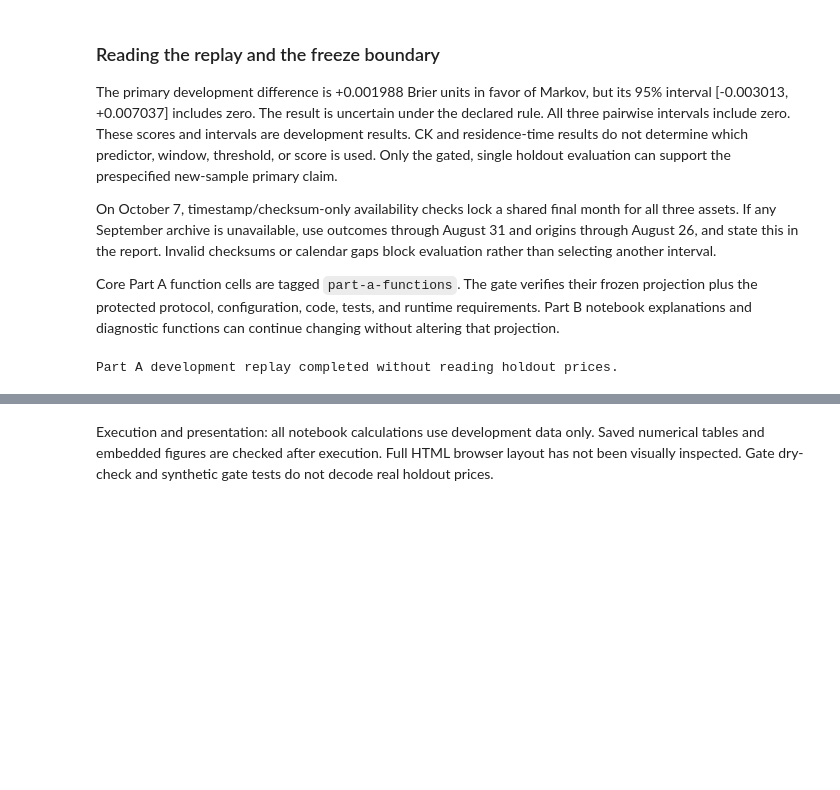
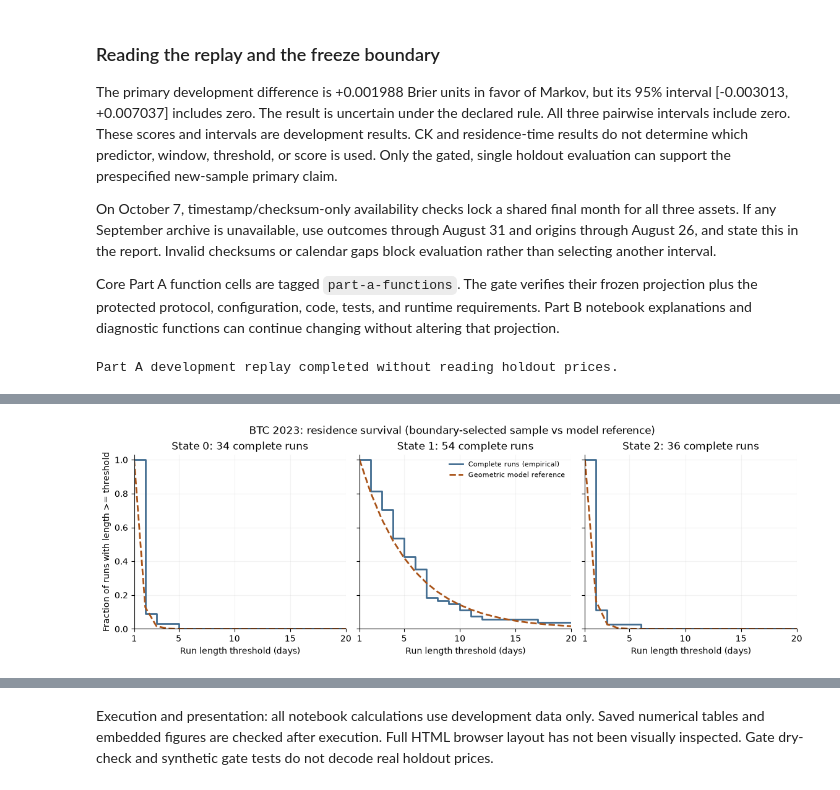
Before and after one commit to Arakushima/btc_markov, a Jupyter notebook: notebooks/01_states_and_first_passage.ipynb, the cells around one changed output, grey strips where cells are left out. Saved outputs shown, nothing was run; the diff lists cells and outputs as text; code cells hidden in the pictures; blank space fills up the shorter version.

```diff
--- a/notebooks/01_states_and_first_passage.ipynb
+++ b/notebooks/01_states_and_first_passage.ipynb
@@ -1092,0 +1113,6 @@ Part A development replay completed without reading holdout prices.
+# %%
+import json
+part_b_config = json.loads((ROOT / "research/part_b_config.json").read_text())
+assert part_b_config["development_end"] == "2023-12-31"
+display(pd.Series({k: v for k, v in part_b_config.items() if k != "windows"}, name="Part B setting"))
+display(pd.DataFrame(part_b_config["windows"]))
@@ -1092,0 +1170,14 @@ Part A development replay completed without reading holdout prices.
+# %%
+primary_window_spec = next(item for item in part_b_config["windows"] if item["name"] == "2023")
+residence_runs = pd.DataFrame(columns=["state", "length", "start_date", "end_date",
+                                     "left_truncated", "right_truncated", "complete"])
+try:
+    residence_path = development_window(features["state"], primary_window_spec["start"], primary_window_spec["end"])
+except ValueError as error:
+    if str(error) != "The complete prespecified development window is required.":
+        raise
+    display(pd.DataFrame([{"status": "unavailable", "reason": str(error)}]))
+else:
+    residence_runs = extract_complete_runs(residence_path)
+    display(residence_runs.head(8))
+    display(residence_runs.tail(3))
@@ -1092,0 +1340,26 @@ Part A development replay completed without reading holdout prices.
+# %%
+if residence is None:
+    print("Residence diagnostic unavailable; no observed curve or simulation plot is shown.")
+else:
+    with plt.rc_context({"font.family": "DejaVu Sans", "font.size": 10,
+                         "axes.spines.top": False, "axes.spines.right": False}):
+        fig, axes = plt.subplots(1, 3, figsize=(11.4, 3.8), sharey=True, layout="constrained")
+        for i, ax in enumerate(axes):
+            x = np.r_[1, residence["durations"]]
+            ax.step(x, np.r_[1, residence["empirical_survival"][i]], where="post",
+                    color="#426D91", linewidth=2, label="Complete runs (empirical)")
+            ax.plot(x, np.r_[1, residence["geometric_survival"][i]], "--",
+                    color="#A95318", linewidth=2, label="Geometric model reference")
+            ax.set_title(f"State {i}: {residence['run_counts'][i]} complete runs")
+            ax.set_xlabel("Run length threshold (days)")
+            ax.set_xlim(1, part_b_config["max_duration"])
+            ax.set_ylim(0, 1.03)
+            ax.set_xticks([1, 5, 10, 15, 20])
+            ax.grid(alpha=.15)
+        axes[0].set_ylabel("Fraction of runs with length >= threshold")
+        axes[1].legend(loc="upper right", frameon=False, fontsize=8)
+        fig.suptitle("BTC 2023: residence survival (boundary-selected sample vs model reference)", fontsize=12)
+        display(fig)
+        plt.close(fig)
+# %% [output]
+[figure, added]
```
Also changed, not shown: parts of 24 cells of this notebook, 16 other files.
